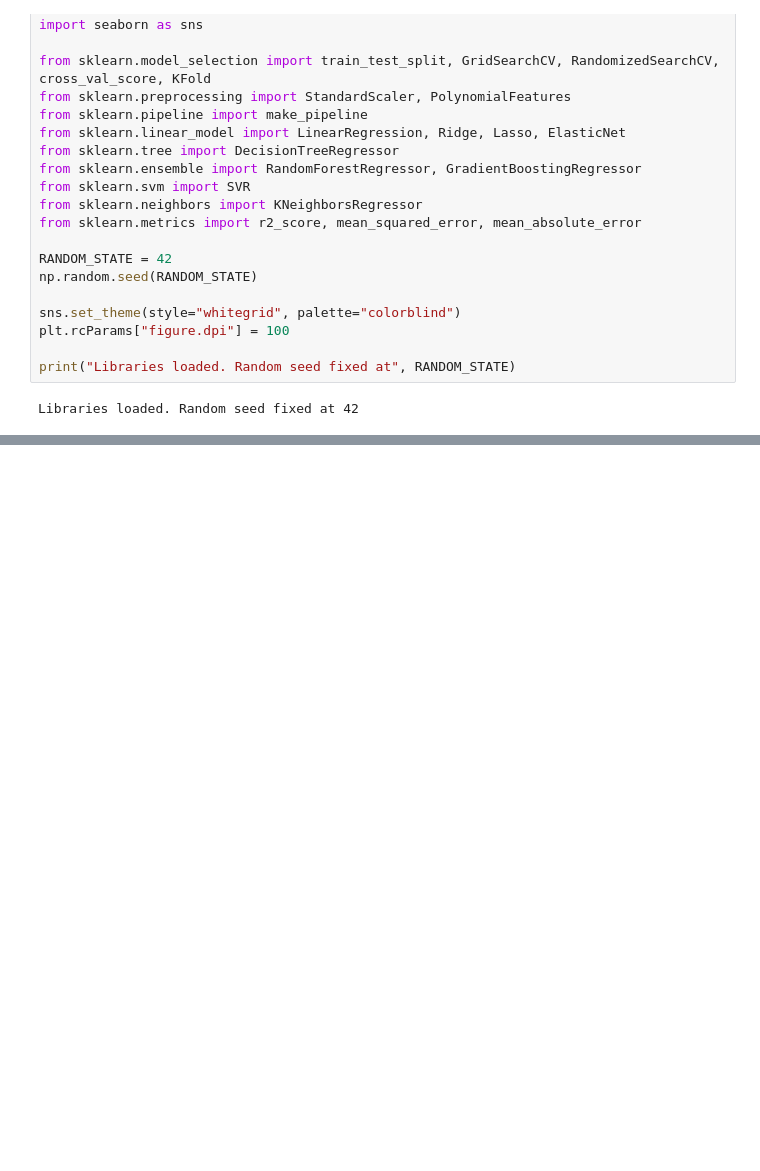
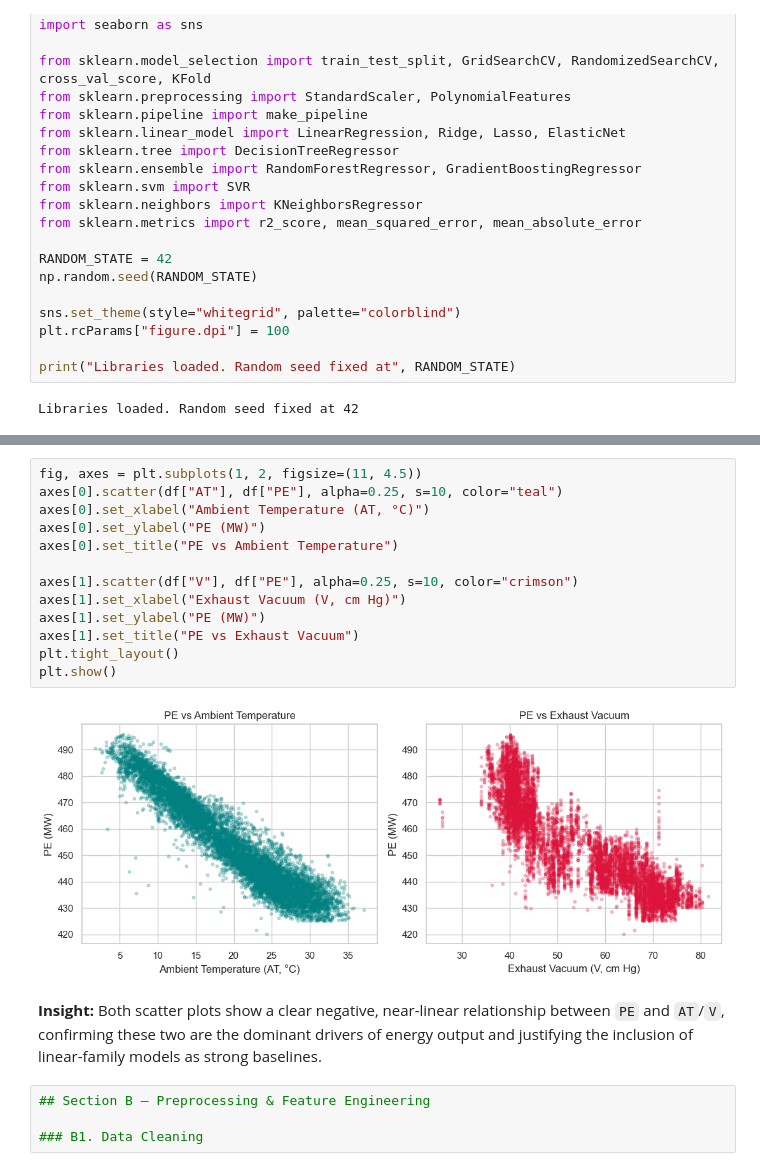
Before and after one commit to Praaneesh/PredictX_Multi_Domain_Predictive_Intelligence, a Jupyter notebook: notebooks/regression.ipynb, the cells around one changed output, grey strips where cells are left out. Drawn from its saved outputs; the diff is of its cells as text; blank space fills up the shorter version.

```diff
--- a/notebooks/regression.ipynb
+++ b/notebooks/regression.ipynb
@@ -47,0 +160,23 @@ Libraries loaded. Random seed fixed at 42
+# %%
+fig, axes = plt.subplots(1, 2, figsize=(11, 4.5))
+axes[0].scatter(df["AT"], df["PE"], alpha=0.25, s=10, color="teal")
+axes[0].set_xlabel("Ambient Temperature (AT, °C)")
+axes[0].set_ylabel("PE (MW)")
+axes[0].set_title("PE vs Ambient Temperature")
+
+axes[1].scatter(df["V"], df["PE"], alpha=0.25, s=10, color="crimson")
+axes[1].set_xlabel("Exhaust Vacuum (V, cm Hg)")
+axes[1].set_ylabel("PE (MW)")
+axes[1].set_title("PE vs Exhaust Vacuum")
+plt.tight_layout()
+plt.show()
+# %% [output]
+[figure, added]
+# %% [markdown]
+**Insight:** Both scatter plots show a clear negative, near-linear relationship
+between `PE` and `AT`/`V`, confirming these two are the dominant drivers of energy
+output and justifying the inclusion of linear-family models as strong baselines.
+# %%
+## Section B — Preprocessing & Feature Engineering
+
+### B1. Data Cleaning
```
Also changed, not shown: parts of 14 cells of this notebook.
